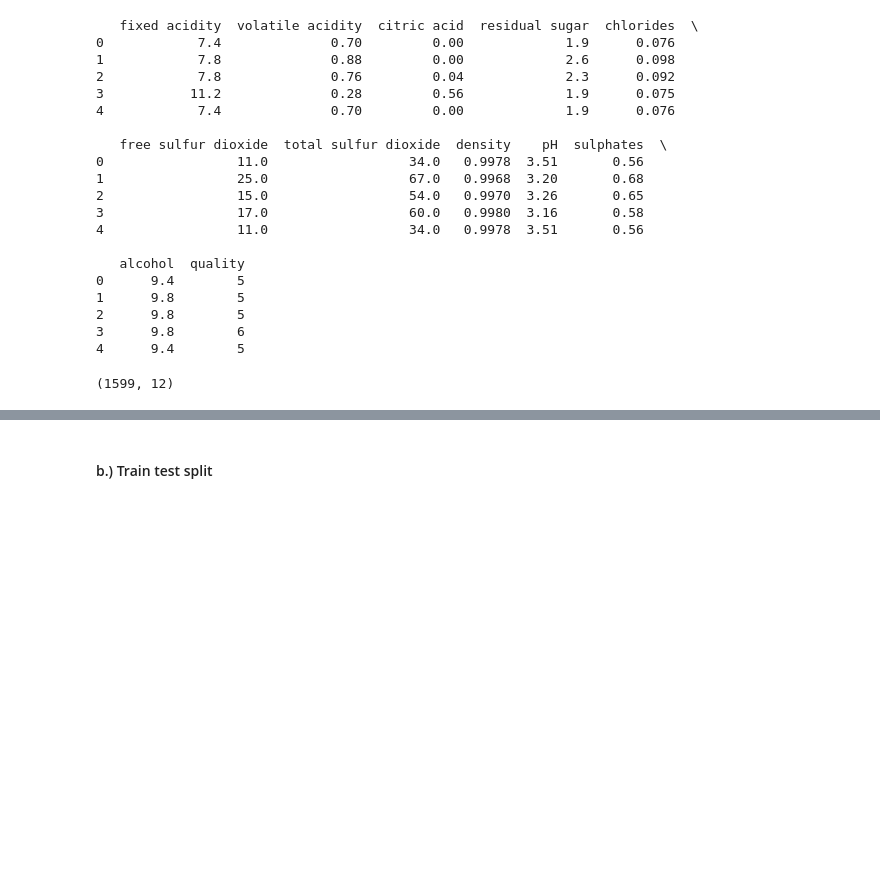
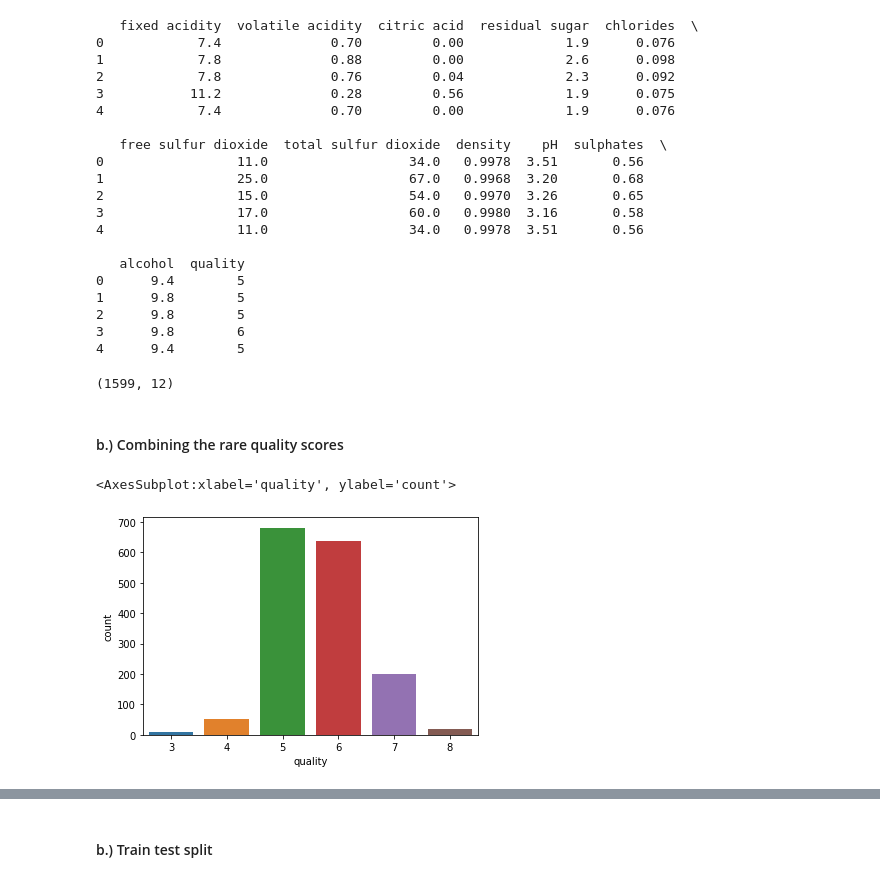
Before and after one commit to Bandolo/winequality-studiolab, a Jupyter notebook: WineQuality2-Feature_Engineering.ipynb, the cells around one changed output, grey strips where cells are left out. Drawn from its saved outputs; the diff is of its cells as text; code cells hidden in the pictures; blank space fills up the shorter version.

```diff
--- a/WineQuality2-Feature_Engineering.ipynb
+++ b/WineQuality2-Feature_Engineering.ipynb
@@ -69,3 +70,11 @@ print(dataset.head())
 dataset.shape
 # %% [output]
 (1599, 12)
+# %% [markdown]
+#### b.) Combining the rare quality scores
+# %%
+#Plot the count plot of the quality column
+sns.countplot(x = "quality",data =dataset)
+# %% [output]
+<AxesSubplot:xlabel='quality', ylabel='count'>
+[figure, added]
```
Also changed, not shown: parts of 7 cells of this notebook, 2 other files.
